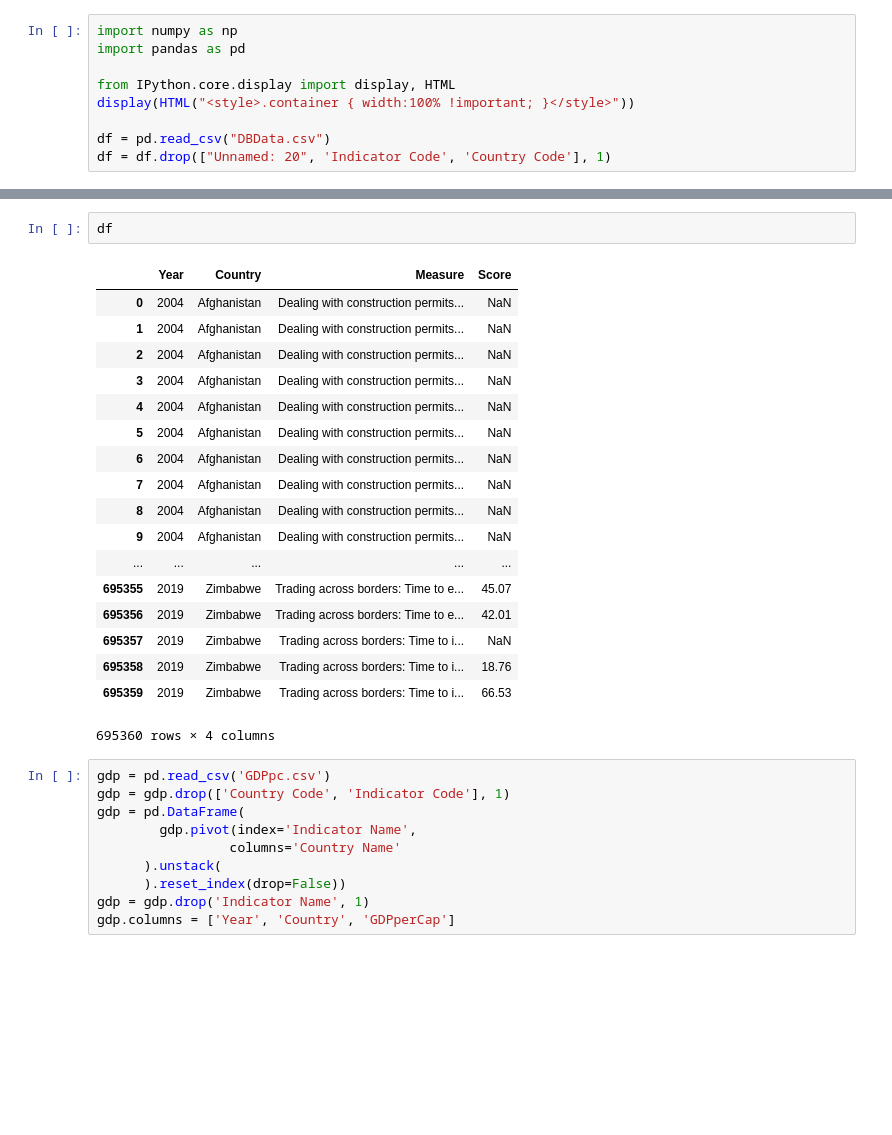
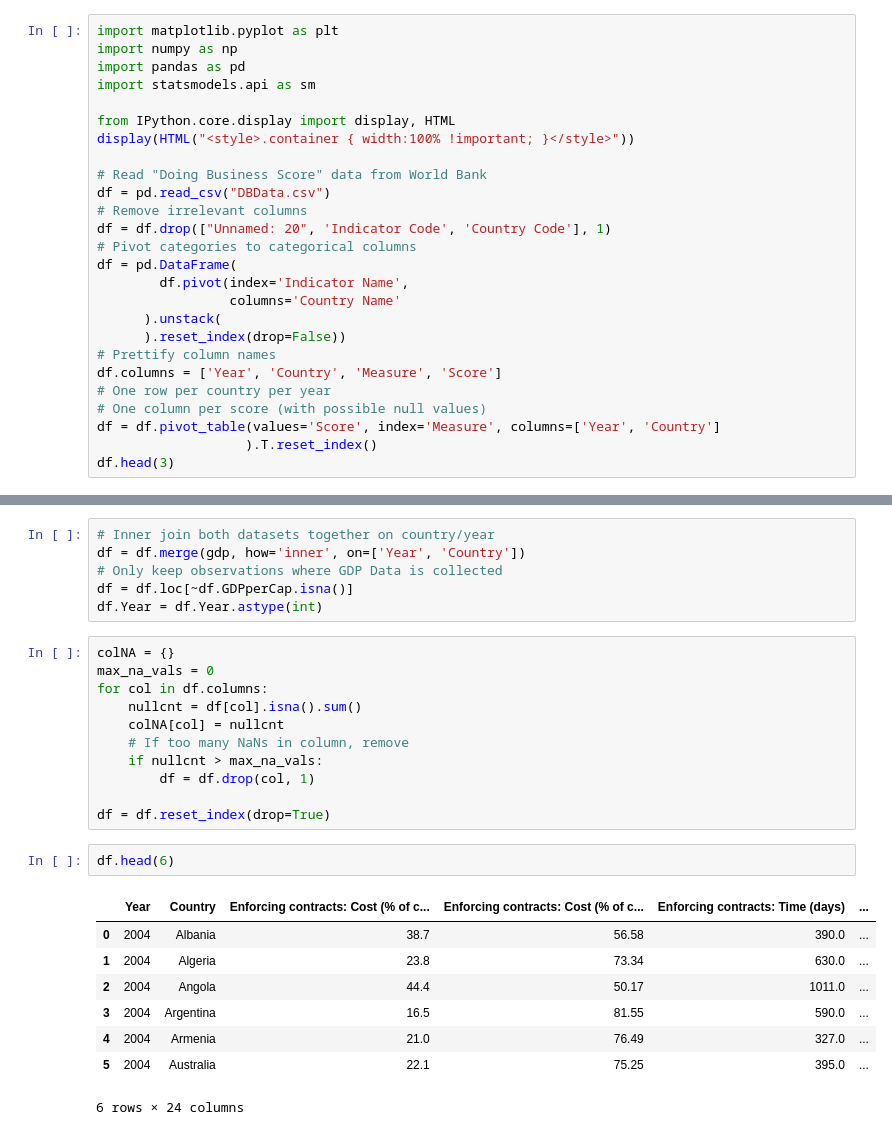
Before and after one commit to VHRanger/GDP-development, a Jupyter notebook: World Bank Development Regression.ipynb, the cells around one changed output, grey strips where cells are left out. Drawn from its saved outputs; the diff is of its cells as text; blank space fills up the shorter version.

```diff
--- a/World Bank Development Regression.ipynb
+++ b/World Bank Development Regression.ipynb
@@ -1,9 +1,26 @@
 # %%
+import matplotlib.pyplot as plt
 import numpy as np
 import pandas as pd
+import statsmodels.api as sm
 
 from IPython.core.display import display, HTML
 display(HTML("<style>.container { width:100% !important; }</style>"))
 
+# Read "Doing Business Score" data from World Bank
 df = pd.read_csv("DBData.csv")
+# Remove irrelevant columns
 df = df.drop(["Unnamed: 20", 'Indicator Code', 'Country Code'], 1)
+# Pivot categories to categorical columns
+df = pd.DataFrame(
+        df.pivot(index='Indicator Name',
+                 columns='Country Name'
+      ).unstack(
+      ).reset_index(drop=False))
+# Prettify column names
+df.columns = ['Year', 'Country', 'Measure', 'Score']
+# One row per country per year
+# One column per score (with possible null values)
+df = df.pivot_table(values='Score', index='Measure', columns=['Year', 'Country']
+                   ).T.reset_index()
+df.head(3)
@@ -21,31 +51,28 @@ AttributeError: 'Series' object has no attribute 'columns'
+# %%
+# Inner join both datasets together on country/year
+df = df.merge(gdp, how='inner', on=['Year', 'Country'])
+# Only keep observations where GDP Data is collected
+df = df.loc[~df.GDPperCap.isna()]
+df.Year = df.Year.astype(int)
+# %%
+colNA = {}
+max_na_vals = 0
+for col in df.columns:
+    nullcnt = df[col].isna().sum()
+    colNA[col] = nullcnt
+    # If too many NaNs in column, remove
+    if nullcnt > max_na_vals:
+        df = df.drop(col, 1)
+
+df = df.reset_index(drop=True)
 # %%
-df
+df.head(6)
 # %% [output]
-|  | Year | Country | Measure | Score |
-| 0 | 2004 | Afghanistan | Dealing with construction permits... | NaN |
-| 1 | 2004 | Afghanistan | Dealing with construction permits... | NaN |
-| 2 | 2004 | Afghanistan | Dealing with construction permits... | NaN |
-| 3 | 2004 | Afghanistan | Dealing with construction permits... | NaN |
-| 4 | 2004 | Afghanistan | Dealing with construction permits... | NaN |
-| 5 | 2004 | Afghanistan | Dealing with construction permits... | NaN |
-| 6 | 2004 | Afghanistan | Dealing with construction permits... | NaN |
-| 7 | 2004 | Afghanistan | Dealing with construction permits... | NaN |
-| 8 | 2004 | Afghanistan | Dealing with construction permits... | NaN |
-| 9 | 2004 | Afghanistan | Dealing with construction permits... | NaN |
-| ... | ... | ... | ... | ... |
-| 695355 | 2019 | Zimbabwe | Trading across borders: Time to e... | 45.07 |
-| 695356 | 2019 | Zimbabwe | Trading across borders: Time to e... | 42.01 |
-| 695357 | 2019 | Zimbabwe | Trading across borders: Time to i... | NaN |
-| 695358 | 2019 | Zimbabwe | Trading across borders: Time to i... | 18.76 |
-| 695359 | 2019 | Zimbabwe | Trading across borders: Time to i... | 66.53 |
+|  | Year | Country | Enforcing contracts: Cost (% of c... | Enforcing contracts: Cost (% of c... | Enforcing contracts: Time (days) | ... |
+| 0 | 2004 | Albania | 38.7 | 56.58 | 390.0 | ... |
+| 1 | 2004 | Algeria | 23.8 | 73.34 | 630.0 | ... |
+| 2 | 2004 | Angola | 44.4 | 50.17 | 1011.0 | ... |
+| 3 | 2004 | Argentina | 16.5 | 81.55 | 590.0 | ... |
+| 4 | 2004 | Armenia | 21.0 | 76.49 | 327.0 | ... |
+| 5 | 2004 | Australia | 22.1 | 75.25 | 395.0 | ... |
-695360 rows × 4 columns
+6 rows × 24 columns
-# %%
-gdp = pd.read_csv('GDPpc.csv')
-gdp = gdp.drop(['Country Code', 'Indicator Code'], 1)
-gdp = pd.DataFrame(
-        gdp.pivot(index='Indicator Name',
-                 columns='Country Name'
-      ).unstack(
-      ).reset_index(drop=False))
-gdp = gdp.drop('Indicator Name', 1)
-gdp.columns = ['Year', 'Country', 'GDPperCap']
```
Also changed, not shown: parts of 10 cells of this notebook.
